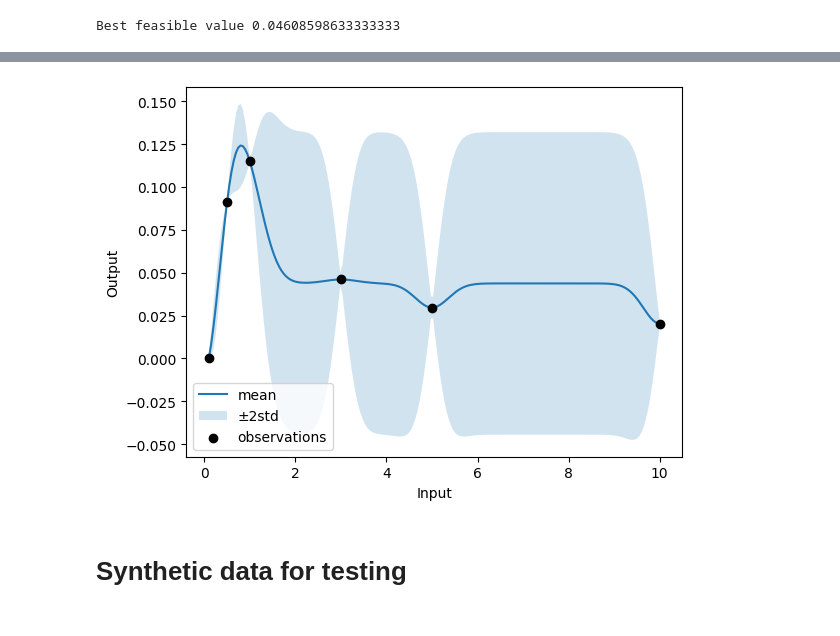
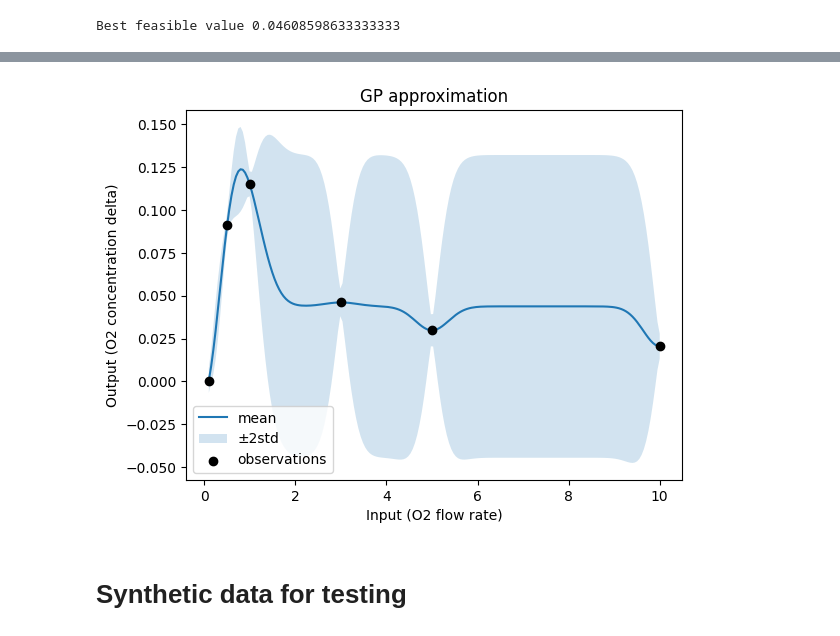
Before and after one commit to GuangchenW/bioreactor-optimization, a Jupyter notebook: bo.ipynb, the cells around one changed output, grey strips where cells are left out. Drawn from its saved outputs; the diff is of its cells as text; code cells hidden in the pictures.

```diff
--- a/bo.ipynb
+++ b/bo.ipynb
@@ -227,36 +232,37 @@ X_test = torch.linspace(X_low, X_high, 200).unsqueeze(-1)
 model_idx = 0 # Change index here to visualize objective or constraints
 model = all_models.models[model_idx]
 
 model.eval()
 with torch.no_grad():
     posterior = model.posterior(X_test)
     mean = posterior.mean.squeeze()
     std = posterior.variance.squeeze().sqrt()
 
 # Plot
 fig, ax = plt.subplots()
 X_coords = X_test * X_max + X_min # Recover original input scale
 ax.plot(X_coords.squeeze().numpy(), mean.numpy(), label="mean")
 ax.fill_between(
     X_coords.squeeze().numpy(),
     (mean - 2 * std).numpy(),
     (mean + 2 * std).numpy(),
     alpha = 0.2,
     label = "±2std"
 )
 
 X_coords = X.squeeze() * X_max + X_min # Recover original input scale
 if model_idx == 0:
     ax.scatter(X_coords.numpy(), Y_aug.squeeze().numpy(), c="black", zorder=3, label="observations")
 else:
     ax.scatter(X_coords.numpy(), C[:,model_idx-1].numpy(), c="black", zorder=3, label="observations")
 
-ax.set_xlabel("Input")
-ax.set_ylabel("Output")
+ax.set_title("GP approximation")
+ax.set_xlabel("Input (O2 flow rate)")
+ax.set_ylabel("Output (O2 concentration delta)")
 ax.legend()
 plt.show()
 # %% [output]
-[figure, old version]
+[figure, new version]
 # %% [markdown]
 # Synthetic data for testing
 # %%
```
Also changed, not shown: parts of 6 cells of this notebook.
